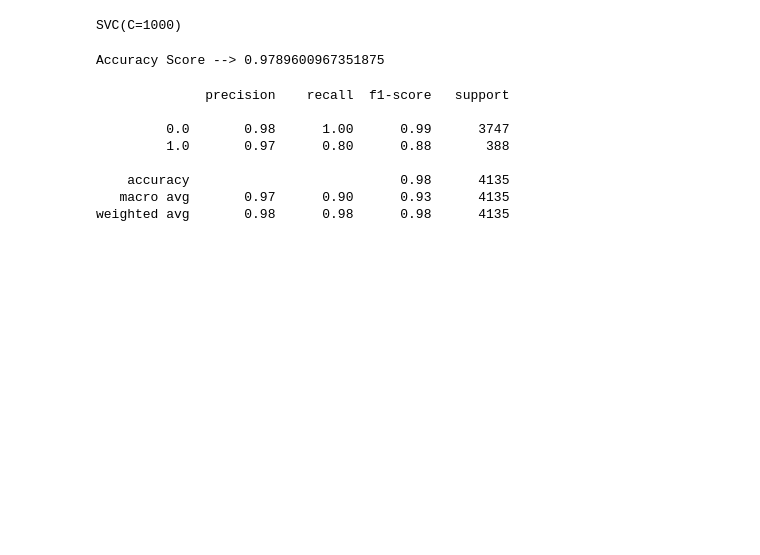
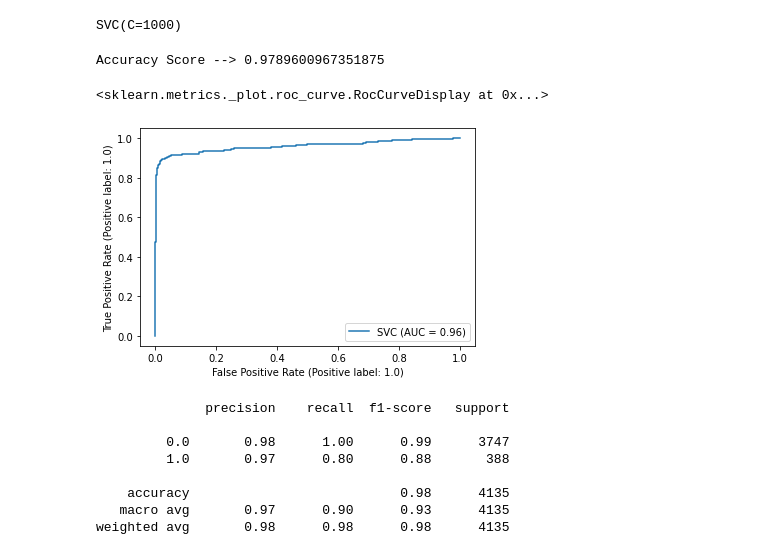
Before and after one commit to Jitensid/Data-Science-Lab-Submissions, a Jupyter notebook: Lab 8/DS_Lab_Exp_8.ipynb, the cells around one changed output. Drawn from its saved outputs; the diff is of its cells as text; code cells hidden in the pictures; blank space fills up the shorter version.

```diff
--- a/Lab 8/DS_Lab_Exp_8.ipynb
+++ b/Lab 8/DS_Lab_Exp_8.ipynb
@@ -513,6 +525,11 @@ SVC(C=1000)
 print(f'Accuracy Score --> {accuracy_score(y_test, rbf_pulsar_svc.predict(X_test))}')
 # %% [output]
 Accuracy Score --> 0.9789600967351875
+# %%
+plot_roc_curve(rbf_pulsar_svc, X_test, y_test)
+# %% [output]
+<sklearn.metrics._plot.roc_curve.RocCurveDisplay at 0x...>
+[figure, added]
 # %%
 from sklearn.metrics import classification_report
 print(classification_report(y_test, rbf_pulsar_svc.predict(X_test)))
```
Also changed, not shown: parts of 7 cells of this notebook.
